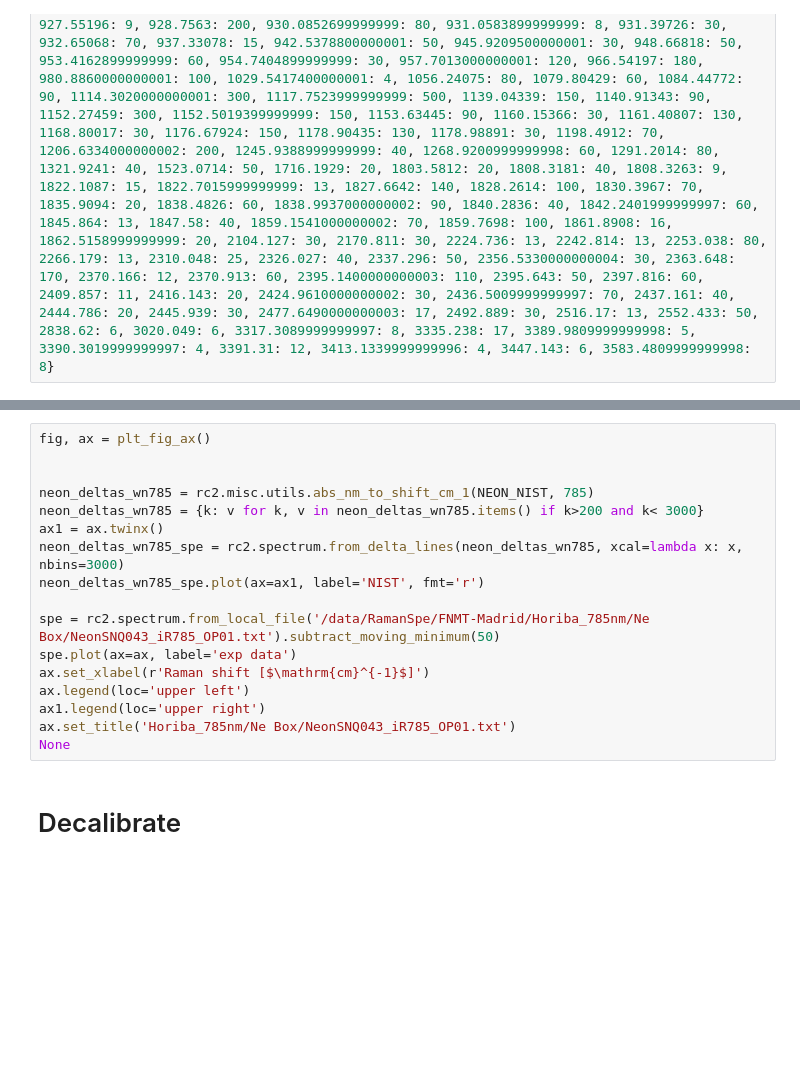
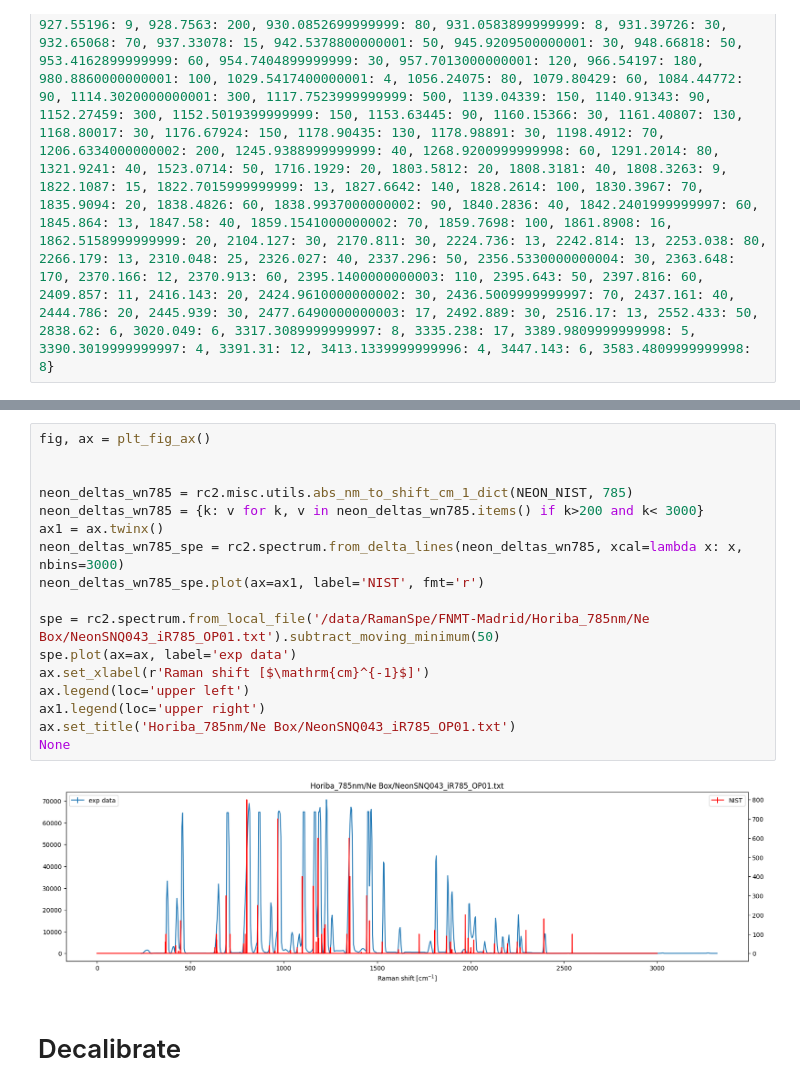
Before and after one commit to h2020charisma/ramanchada2, a Jupyter notebook: examples/x-axis-calibration.ipynb, the cells around one changed output, grey strips where cells are left out. Cells and saved outputs as stored; diff of their text form; blank space fills up the shorter version.

```diff
--- a/examples/x-axis-calibration.ipynb
+++ b/examples/x-axis-calibration.ipynb
@@ -18,20 +24,22 @@ spe.plot()
 # %%
 fig, ax = plt_fig_ax()
 
 
-neon_deltas_wn785 = rc2.misc.utils.abs_nm_to_shift_cm_1(NEON_NIST, 785)
+neon_deltas_wn785 = rc2.misc.utils.abs_nm_to_shift_cm_1_dict(NEON_NIST, 785)
 neon_deltas_wn785 = {k: v for k, v in neon_deltas_wn785.items() if k>200 and k< 3000}
 ax1 = ax.twinx()
 neon_deltas_wn785_spe = rc2.spectrum.from_delta_lines(neon_deltas_wn785, xcal=lambda x: x, nbins=3000)
 neon_deltas_wn785_spe.plot(ax=ax1, label='NIST', fmt='r')
 
 spe = rc2.spectrum.from_local_file('/data/RamanSpe/FNMT-Madrid/Horiba_785nm/Ne Box/NeonSNQ043_iR785_OP01.txt').subtract_moving_minimum(50)
 spe.plot(ax=ax, label='exp data')
 ax.set_xlabel(r'Raman shift [$\mathrm{cm}^{-1}$]')
 ax.legend(loc='upper left')
 ax1.legend(loc='upper right')
 ax.set_title('Horiba_785nm/Ne Box/NeonSNQ043_iR785_OP01.txt')
 None
+# %% [output]
+[figure, added]
 # %% [markdown]
 # Decalibrate
 # %%
```
Also changed, not shown: parts of 4 cells of this notebook, 9 other files.
